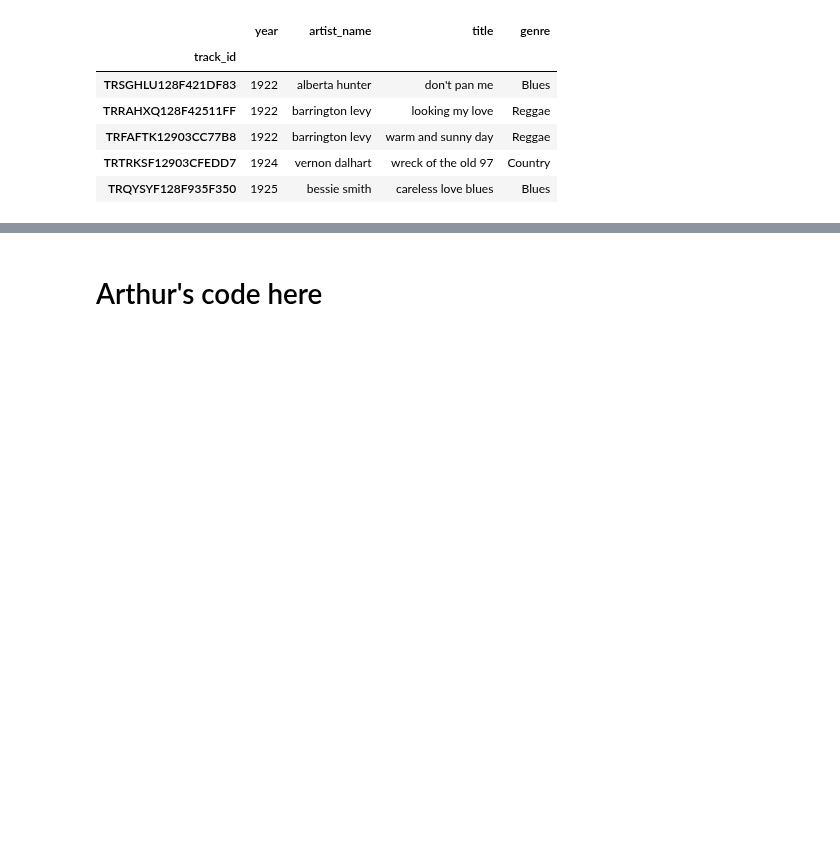
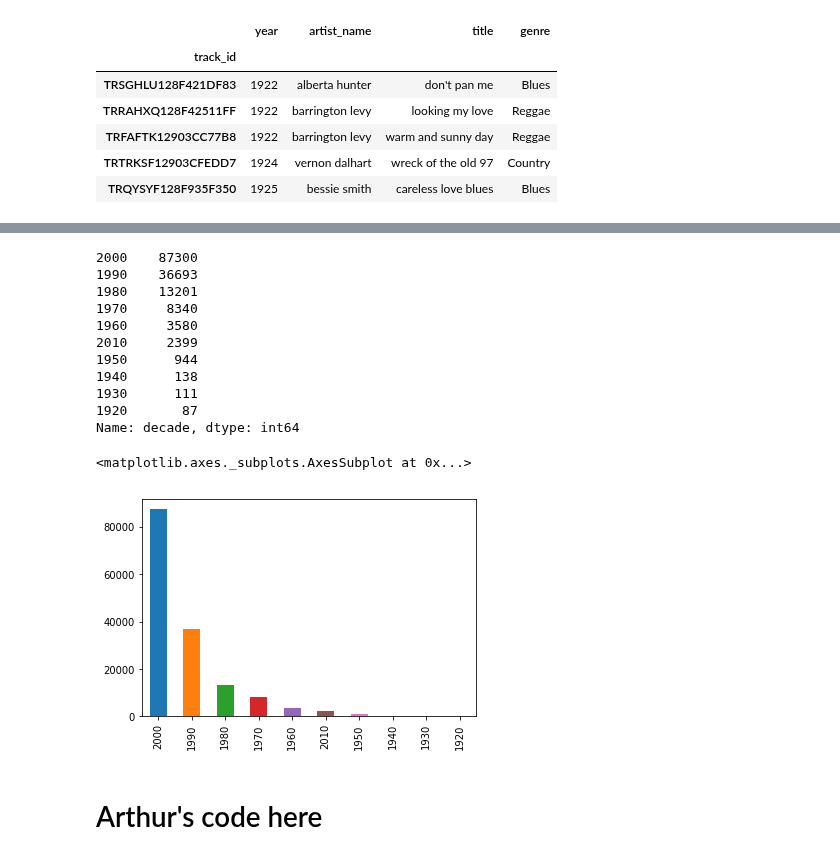
Before and after one commit to axnyang/CS401, a Jupyter notebook: msd_project.ipynb, the cells around one changed output, grey strips where cells are left out. Cells and saved outputs as stored; diff of their text form; code cells hidden in the pictures; blank space fills up the shorter version.

```diff
--- a/msd_project.ipynb
+++ b/msd_project.ipynb
@@ -172,3 +198,25 @@ year_artist_name_title_genre.head()
+# %%
+# value
+year_artist_name_title_genre['decade'] = (year_artist_name_title_genre['year'] // 10) * 10
+#year_artist_name_title_genre = year_artist_name_title_genre.sort_index(axis = 1)
+value_count_by_year = year_artist_name_title_genre['decade'].value_counts().plot(kind = 'bar')
+
+print(year_artist_name_title_genre['decade'].value_counts())
+value_count_by_year
+# %% [output]
+2000    87300
+1990    36693
+1980    13201
+1970     8340
+1960     3580
+2010     2399
+1950      944
+1940      138
+1930      111
+1920       87
+Name: decade, dtype: int64
+<matplotlib.axes._subplots.AxesSubplot at 0x...>
+[figure, added]
 # %% [markdown]
 # Arthur's code here
 # %%
```
Also changed, not shown: parts of 6 cells of this notebook.
